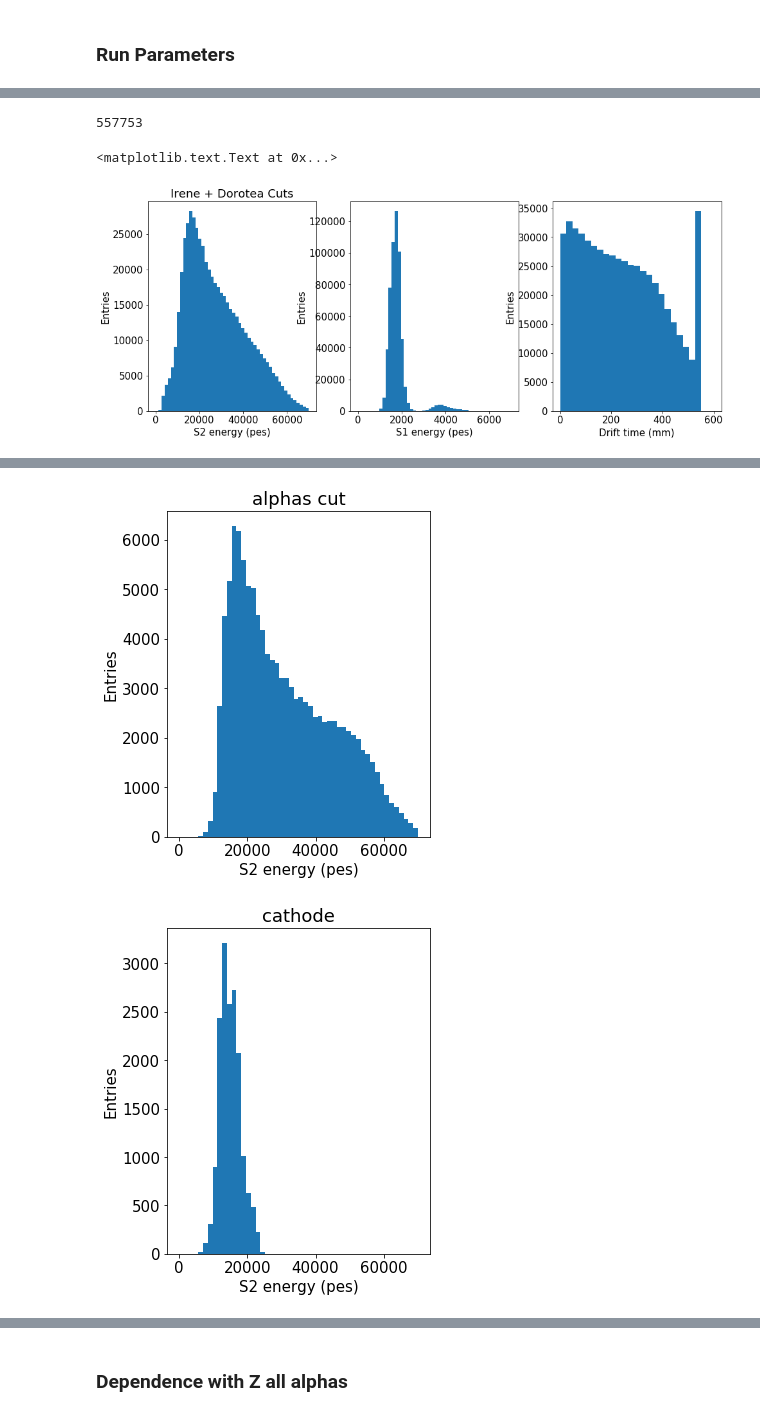
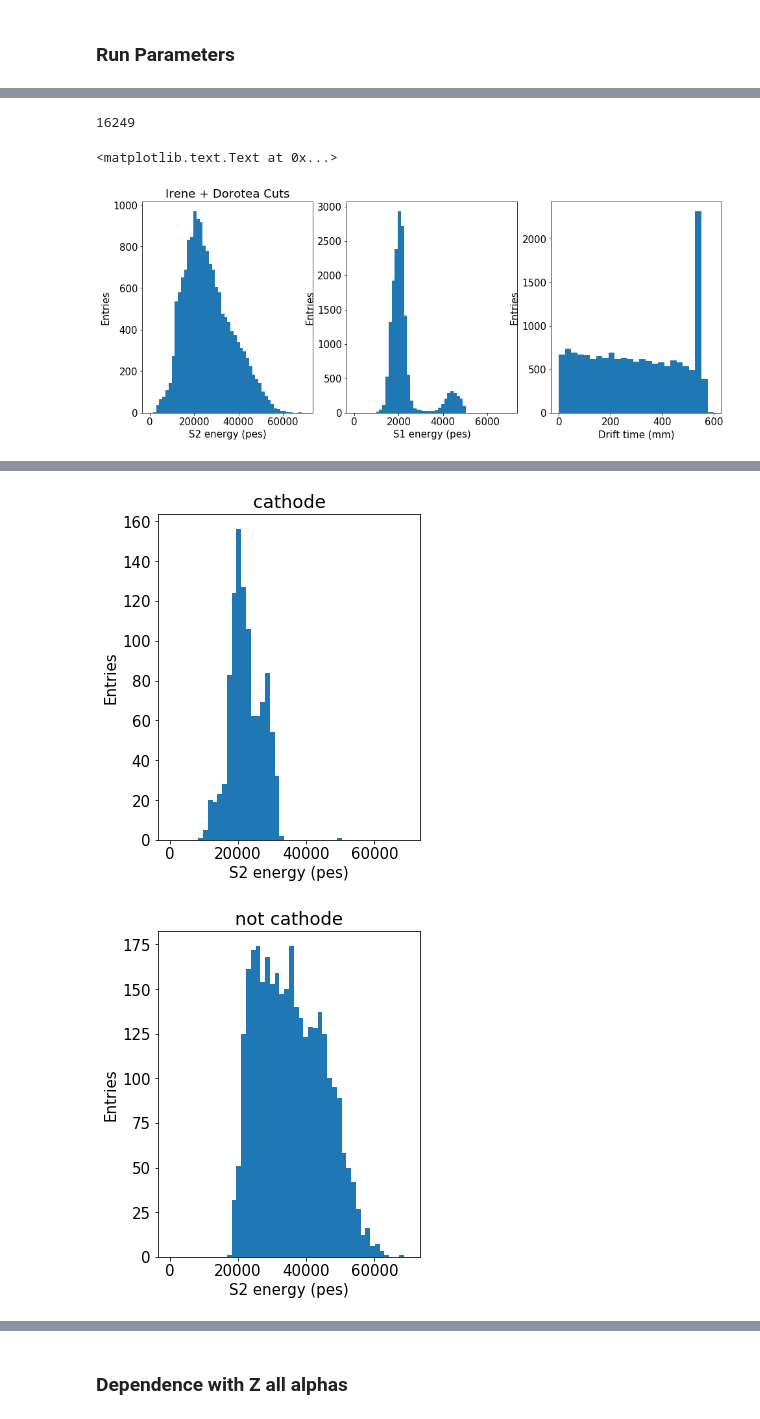
Before and after one commit to bpalmeiro/ICARO, a Jupyter notebook: icaro/Kryptonite/alphas-lifetime.ipynb, the cells around one changed output, grey strips where cells are left out. Saved outputs shown, nothing was run; the diff lists cells and outputs as text; code cells hidden in the pictures.

```diff
--- a/icaro/Kryptonite/alphas-lifetime.ipynb
+++ b/icaro/Kryptonite/alphas-lifetime.ipynb
@@ -78,7 +78,7 @@ fitOpt  = "r"
 # %% [markdown]
 ### Run Parameters
 # %%
-run_number = 3628
+#run_number = 3628
 #run_number = 3645
 #run_number = 3715
 #run_number = 3724
@@ -106,6 +106,13 @@ run_number = 3628
 #run_number = 3883
 
 #run_number = 3614
+
+#run_number =  3988
+#run_number =  3998
+#run_number = 4002
+#run_number = 4021
+#run_number = 4027
+run_number = 4029
 # %%
 DataPMT = load_db.DataPMT(run_number)
 DataSiPM = load_db.DataSiPM(run_number)
@@ -162,0 +157,2 @@ large_drift = full[full.DT > 530]
+# %%
+fid = full[full.R     <  100*units.mm] # michel sorel cuts
@@ -202,7 +202,7 @@ print(st)
 # %%
 print(full.time.index[-1])
 # %% [output]
-557753
+16249
 # %%
 fidc = full[full.R < 100]
 
@@ -225,14 +225,6 @@ labels("Drift time (mm)", "Entries")
 
 ########
 
-figsize=(16,6)
-
-plt.figure(figsize=figsize)
-ax = plt.subplot(1, 3, 1)
-plt.hist(fidc.S2e, 50, (0e3,7e4))
-labels("S2 energy (pes)", "Entries")
-plt.title('fiducial cut')
-
 #ax = plt.subplot(1, 3, 2)
 #plt.hist(fidc.S1e, 50, (0e3,7e3))
 #labels("S1 energy (pes)", "Entries")
@@ -247,29 +239,29 @@ figsize=(16,6)
 
 plt.figure(figsize=figsize)
 ax = plt.subplot(1, 3, 1)
-plt.hist(msc.S2e, 50, (0e3,7e4))
+plt.hist(fid.S2e, 50, (0e3,7e4))
 labels("S2 energy (pes)", "Entries")
-plt.title('alphas cut')
+plt.title('fid cut')
 
 plt.figure(figsize=figsize)
 ax = plt.subplot(1, 3, 2)
-plt.hist(msc[in_range(msc.Z, 500, 600)].S2e, 50, (0e3,7e4))
+plt.hist(fid[in_range(fid.Z, 500, 600)].S2e, 50, (0e3,7e4))
 labels("S2 energy (pes)", "Entries")
 plt.title('cathode')
 
 plt.figure(figsize=figsize)
 ax = plt.subplot(1, 3, 3)
-plt.hist(msc[in_range(msc.Z, 0, 500)].S2e, 50, (0e3,7e4))
+plt.hist(fid[in_range(fid.Z, 0, 500)].S2e, 50, (0e3,7e4))
 labels("S2 energy (pes)", "Entries")
 plt.title('not cathode')
 
 #ax = plt.subplot(1, 3, 2)
-#plt.hist(msc.S1e, 50, (0e3,7e3))
+#plt.hist(fid.S1e, 50, (0e3,7e3))
 #labels("S1 energy (pes)", "Entries")
 
 #ax = plt.subplot(1, 3, 3)
-#plt.hist(msc.Z, 25, (0,600))
+#plt.hist(fid.Z, 25, (0,600))
 #labels("Drift time (mm)", "Entries")
 # %% [output]
 <matplotlib.text.Text at 0x...>
-[figure, old version]
+[figure, new version]
@@ -277,2 +269,2 @@ plt.title('not cathode')
-[figure, old version]
+[figure, new version]
-[figure, old version]
+[figure, new version]
```
Also changed, not shown: parts of 39 cells of this notebook.
